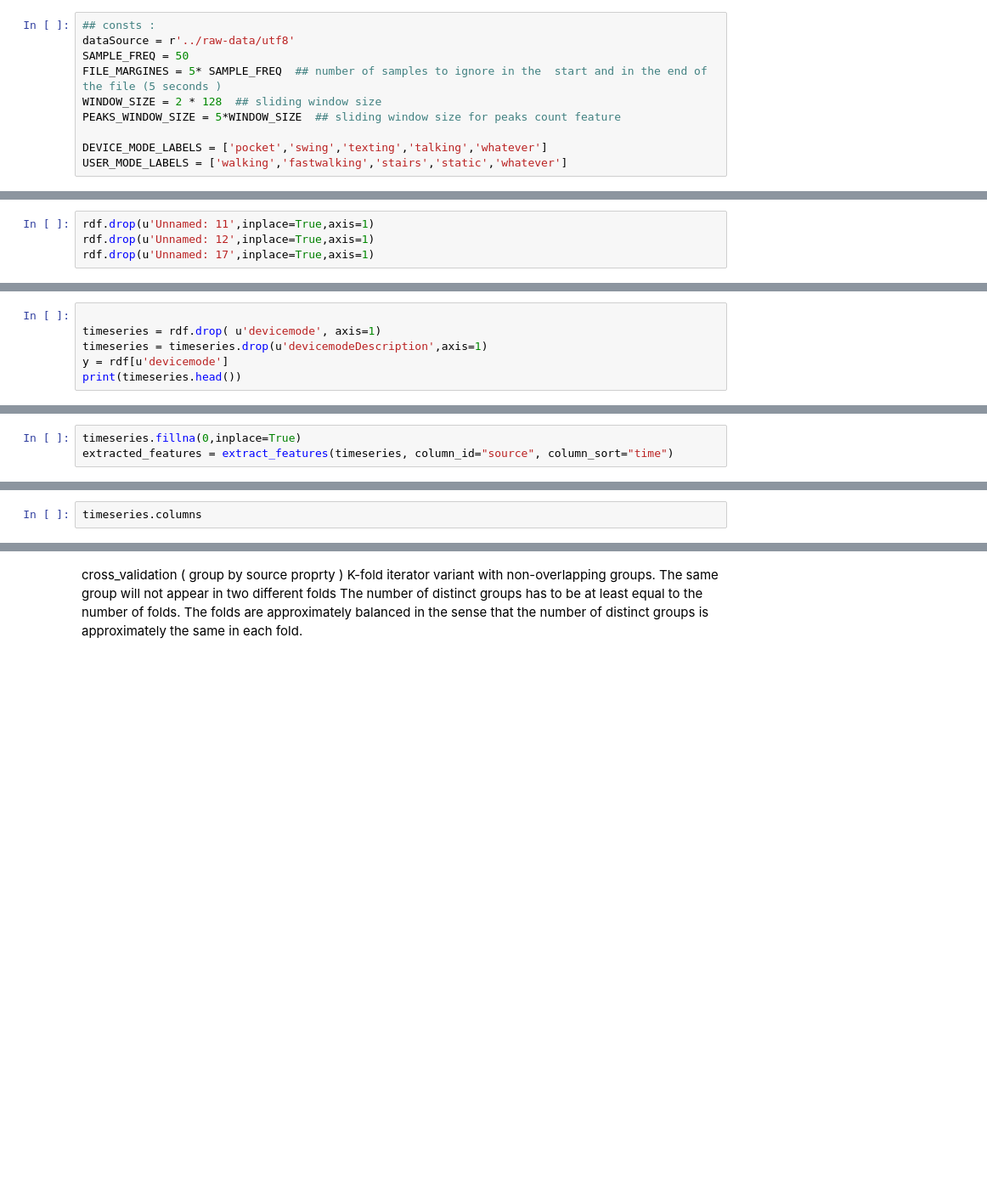
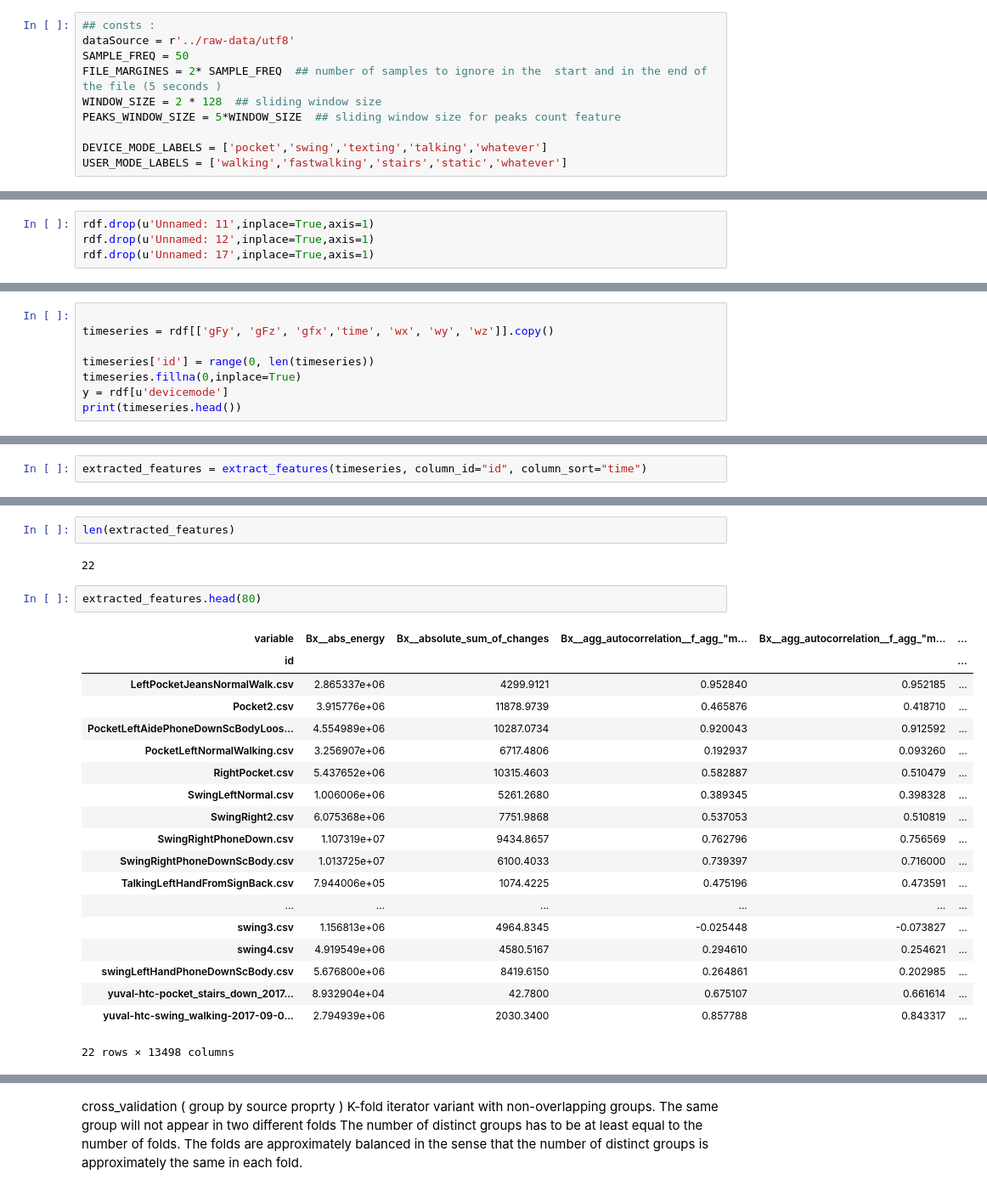
Before and after one commit to yuvalsolaz/modetection, a Jupyter notebook: model/fresh-mode.ipynb, the cells around one changed output, grey strips where cells are left out. Shown at 85% size. Cells and saved outputs as stored; diff of their text form; blank space fills up the shorter version.

```diff
--- a/model/fresh-mode.ipynb
+++ b/model/fresh-mode.ipynb
@@ -151,7 +152,7 @@ len(features_filtered_direct.columns)
 ## consts :
 dataSource = r'../raw-data/utf8'
 SAMPLE_FREQ = 50
-FILE_MARGINES = 5* SAMPLE_FREQ  ## number of samples to ignore in the  start and in the end of the file (5 seconds )
+FILE_MARGINES = 2* SAMPLE_FREQ  ## number of samples to ignore in the  start and in the end of the file (5 seconds )
 WINDOW_SIZE = 2 * 128  ## sliding window size
 PEAKS_WINDOW_SIZE = 5*WINDOW_SIZE  ## sliding window size for peaks count feature
 
@@ -226,8 +234,10 @@ Index([u'Bx', u'By', u'Bz', u'I', u'Latitude', u'Longitude', u'Speed (m/s)',
       dtype='object')
 # %%
 
-timeseries = rdf.drop( u'devicemode', axis=1)
-timeseries = timeseries.drop(u'devicemodeDescription',axis=1)
+timeseries = rdf[['gFy', 'gFz', 'gfx','time', 'wx', 'wy', 'wz']].copy()
+
+timeseries['id'] = range(0, len(timeseries))
+timeseries.fillna(0,inplace=True)
 y = rdf[u'devicemode']
 print(timeseries.head())
 # %% [output]
@@ -256,3 +261,2 @@ print(timeseries.head())
 # %%
-timeseries.fillna(0,inplace=True)
-extracted_features = extract_features(timeseries, column_id="source", column_sort="time")
+extracted_features = extract_features(timeseries, column_id="id", column_sort="time")
@@ -259,2 +281,26 @@ extracted_features = extract_features(timeseries, column_id="source", column_sor
-# %%
-timeseries.columns
+# %%
+len(extracted_features)
+# %% [output]
+22
+# %%
+extracted_features.head(80)
+# %% [output]
+| variable | Bx__abs_energy | Bx__absolute_sum_of_changes | Bx__agg_autocorrelation__f_agg_"m... | Bx__agg_autocorrelation__f_agg_"m... | ... |
+| id |  |  |  |  | ... |
+| LeftPocketJeansNormalWalk.csv | 2.865337e+06 | 4299.9121 | 0.952840 | 0.952185 | ... |
+| Pocket2.csv | 3.915776e+06 | 11878.9739 | 0.465876 | 0.418710 | ... |
+| PocketLeftAidePhoneDownScBodyLoos... | 4.554989e+06 | 10287.0734 | 0.920043 | 0.912592 | ... |
+| PocketLeftNormalWalking.csv | 3.256907e+06 | 6717.4806 | 0.192937 | 0.093260 | ... |
+| RightPocket.csv | 5.437652e+06 | 10315.4603 | 0.582887 | 0.510479 | ... |
+| SwingLeftNormal.csv | 1.006006e+06 | 5261.2680 | 0.389345 | 0.398328 | ... |
+| SwingRight2.csv | 6.075368e+06 | 7751.9868 | 0.537053 | 0.510819 | ... |
+| SwingRightPhoneDown.csv | 1.107319e+07 | 9434.8657 | 0.762796 | 0.756569 | ... |
+| SwingRightPhoneDownScBody.csv | 1.013725e+07 | 6100.4033 | 0.739397 | 0.716000 | ... |
+| TalkingLeftHandFromSignBack.csv | 7.944006e+05 | 1074.4225 | 0.475196 | 0.473591 | ... |
+| ... | ... | ... | ... | ... | ... |
+| swing3.csv | 1.156813e+06 | 4964.8345 | -0.025448 | -0.073827 | ... |
+| swing4.csv | 4.919549e+06 | 4580.5167 | 0.294610 | 0.254621 | ... |
+| swingLeftHandPhoneDownScBody.csv | 5.676800e+06 | 8419.6150 | 0.264861 | 0.202985 | ... |
+| yuval-htc-pocket_stairs_down_2017... | 8.932904e+04 | 42.7800 | 0.675107 | 0.661614 | ... |
+| yuval-htc-swing_walking-2017-09-0... | 2.794939e+06 | 2030.3400 | 0.857788 | 0.843317 | ... |
+22 rows × 13498 columns
```
Also changed, not shown: parts of 12 cells of this notebook.
